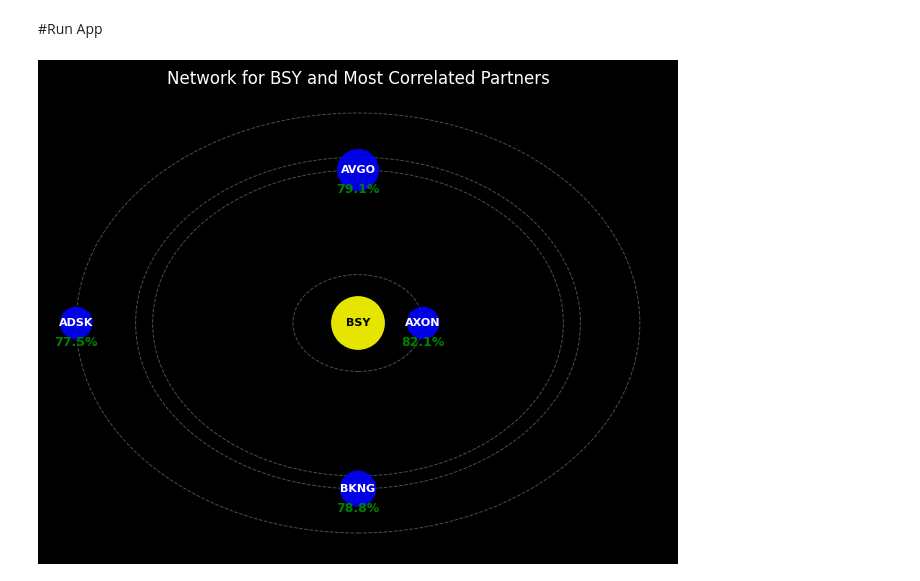
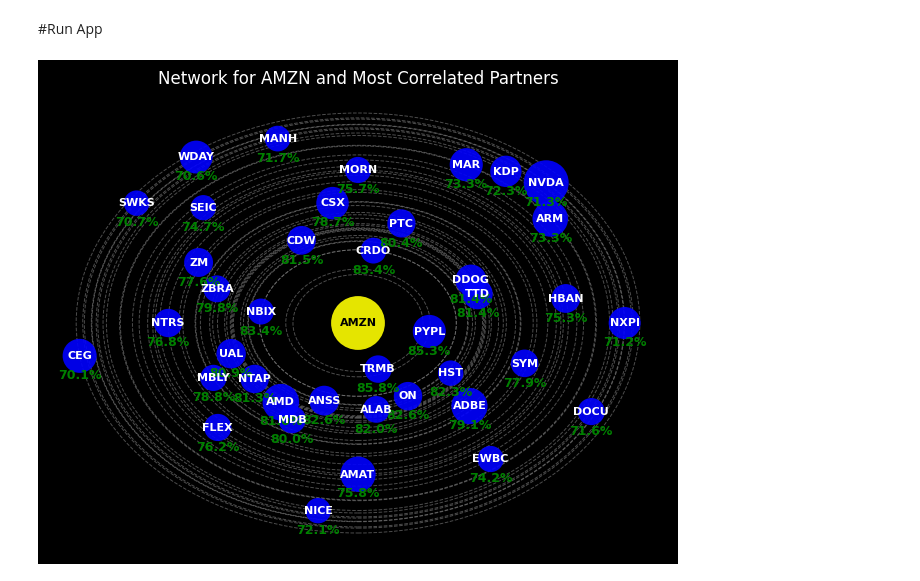
Before and after one commit to Risskr/Stock-App, a Jupyter notebook: StocksApp.ipynb, the cells around one changed output. Cells and saved outputs as stored; diff of their text form; code cells hidden in the pictures.

```diff
--- a/StocksApp.ipynb
+++ b/StocksApp.ipynb
@@ -360,8 +360,11 @@ def process_stock_correlations(
             continue
 
         max_correlation = positive_corr_group['correlation'].max()
+
+        # this will use a threshold of 95% of the closest correlation
         #threshold = max_correlation * threshold_percent
-        threshold = 0.8
+        threshold = threshold_percent
+
         filtered_group_df_threshold = positive_corr_group[positive_corr_group['correlation'] >= threshold]
 
         if len(filtered_group_df_threshold) < min_nodes:
@@ -612,24 +615,24 @@ def plot_ticker_network_visual(correlated_data, source_ticker):
 # %%
 # Example usage with the sixMonth_correlation_data
 min_nodes = 4
 max_nodes = 50
-threshold_percent = 0.90
+threshold_percent = 0.70
 
 exclude_financials = True
 range_months = 3
-ticker = 'BSY'
+ticker = 'AMZN'
 
 processed_data = process_stock_correlations(unified_factor_df, min_market_cap_df, min_nodes, max_nodes, threshold_percent)
 plot_ticker_network_visual(processed_data, ticker)
 
 # #processed_data = process_stock_correlations(one_month_spearman_lagged_correlations, min_nodes, max_nodes, threshold_percent)
 # if range_months == 6:
 #   processed_data = process_stock_correlations(six_month_spearman_lagged_correlations, min_nodes, max_nodes, threshold_percent)
 #   plot_ticker_network_visual(processed_data, ticker)
 # elif range_months == 3:
 #   three_month_processed_data = process_stock_correlations(three_month_spearman_lagged_correlations, min_nodes, max_nodes, threshold_percent)
 #   plot_ticker_network_visual(processed_data, ticker)
 # else:
 #   print("Invalid range_months value. Please choose 3 or 6.")
 # %% [output]
-[figure, old version]
+[figure, new version]
```
